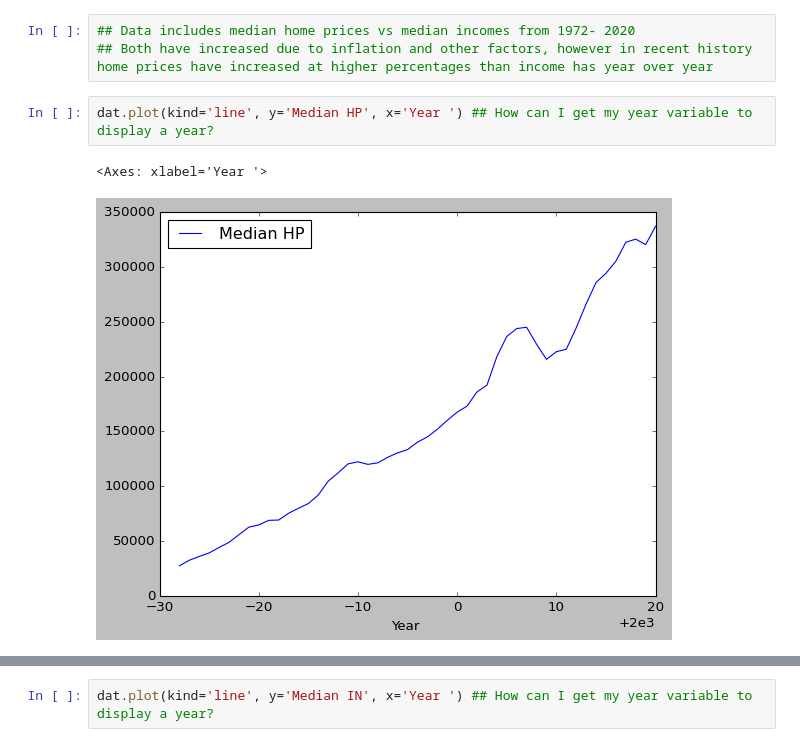
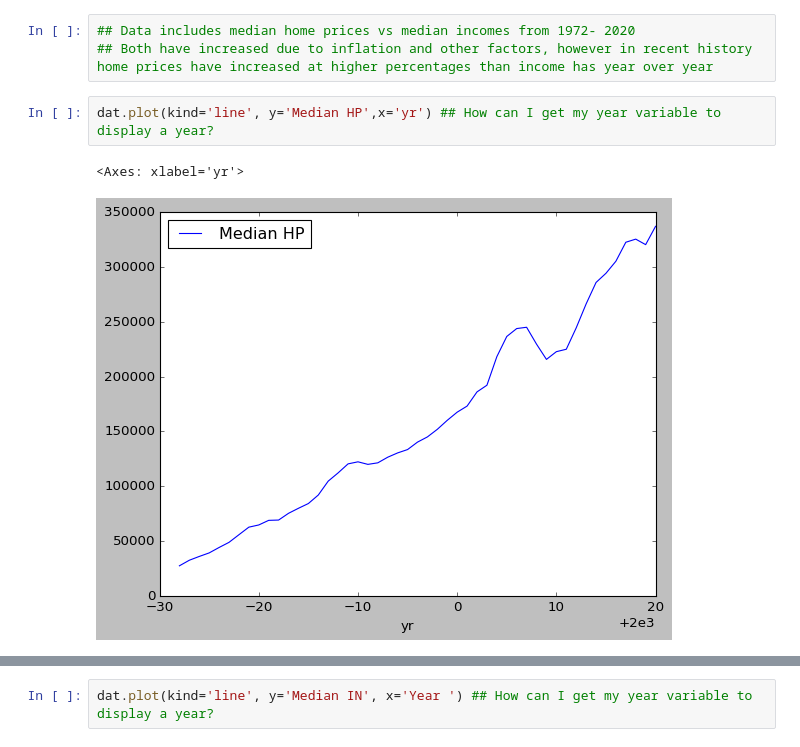
Before and after one commit to jmccahill5/datman, a Jupyter notebook: PS1.ipynb, the cells around one changed output, grey strips where cells are left out. Saved outputs shown, nothing was run; the diff lists cells and outputs as text.

```diff
--- a/PS1.ipynb
+++ b/PS1.ipynb
@@ -94,7 +122,7 @@ dtype: object
 ## Data includes median home prices vs median incomes from 1972- 2020
 ## Both have increased due to inflation and other factors, however in recent history home prices have increased at higher percentages than income has year over year
 # %%
-dat.plot(kind='line', y='Median HP', x='Year ') ## How can I get my year variable to display a year?
+dat.plot(kind='line', y='Median HP',x='yr') ## How can I get my year variable to display a year?
 # %% [output]
-<Axes: xlabel='Year '>
+<Axes: xlabel='yr'>
-[figure, old version]
+[figure, new version]
```
Also changed, not shown: parts of 3 cells of this notebook.
